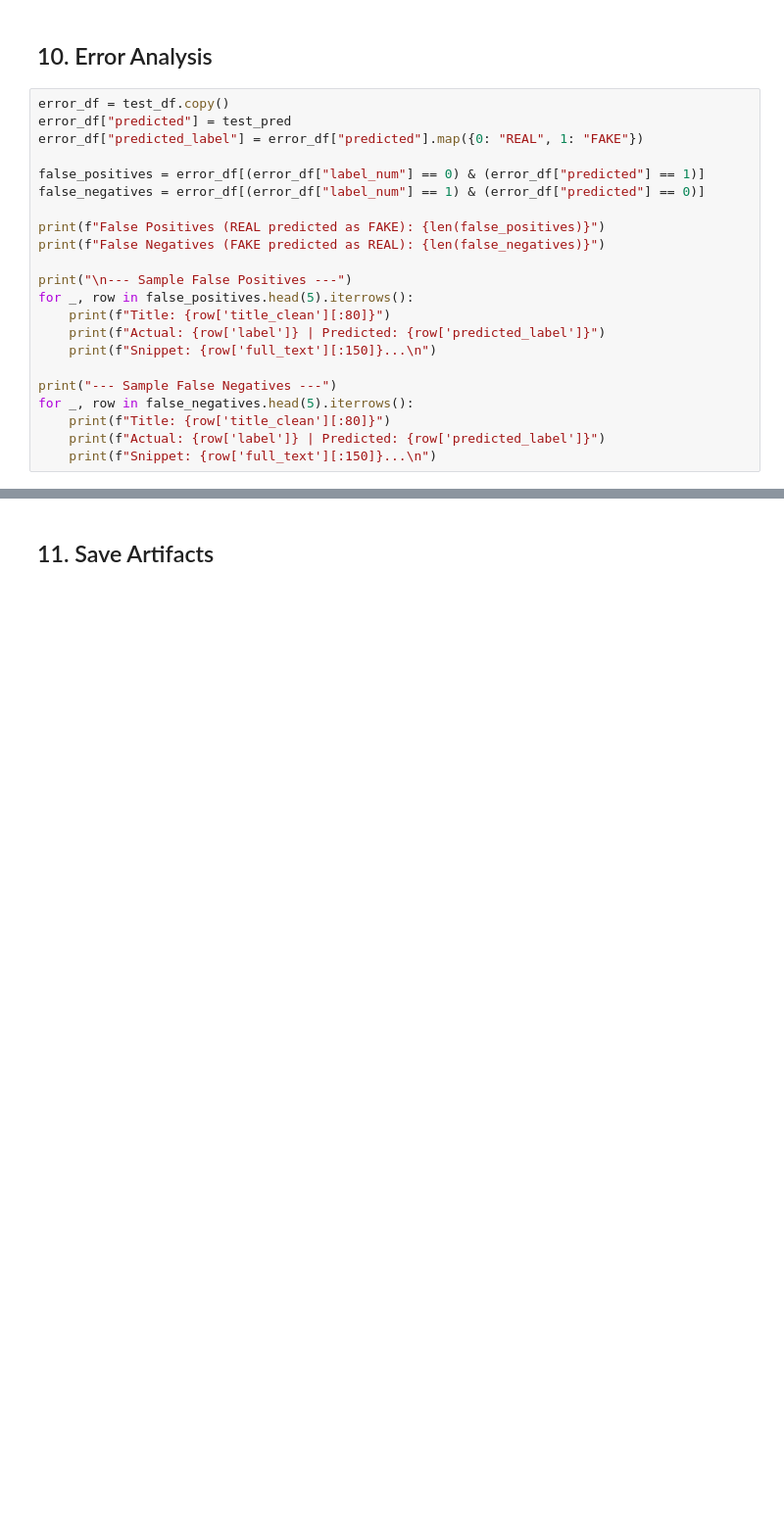
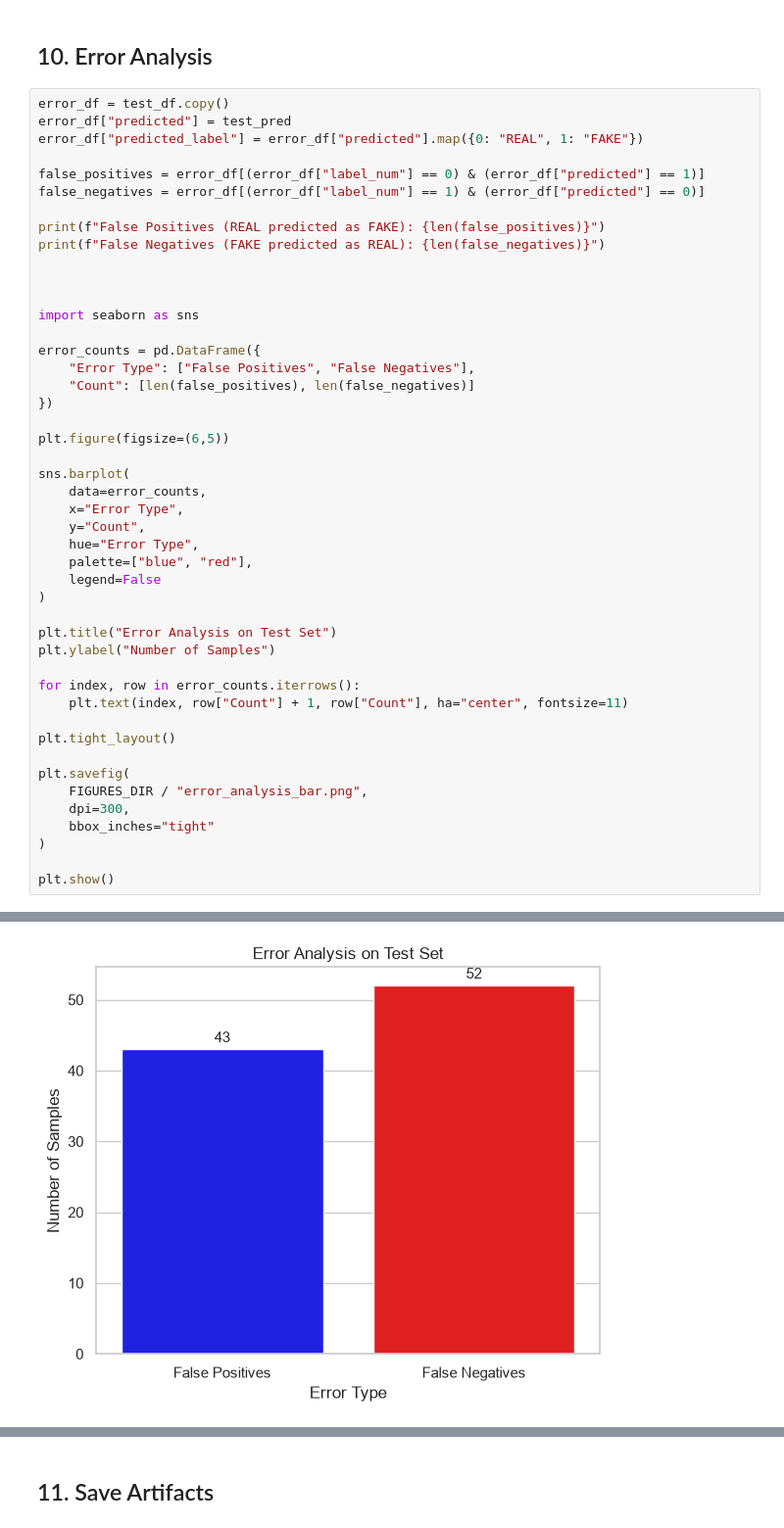
Before and after one commit to RangoSeto/fake-news-detection, a Jupyter notebook: 02_baseline_models.ipynb, the cells around one changed output, grey strips where cells are left out. Shown at 98% size. Cells and saved outputs as stored; diff of their text form; blank space fills up the shorter version.

```diff
--- a/02_baseline_models.ipynb
+++ b/02_baseline_models.ipynb
@@ -286,15 +312,39 @@ false_negatives = error_df[(error_df["label_num"] == 1) & (error_df["predicted"]
 print(f"False Positives (REAL predicted as FAKE): {len(false_positives)}")
 print(f"False Negatives (FAKE predicted as REAL): {len(false_negatives)}")
 
-print("\n--- Sample False Positives ---")
-for _, row in false_positives.head(5).iterrows():
-    print(f"Title: {row['title_clean'][:80]}")
-    print(f"Actual: {row['label']} | Predicted: {row['predicted_label']}")
-    print(f"Snippet: {row['full_text'][:150]}...\n")
 
-print("--- Sample False Negatives ---")
-for _, row in false_negatives.head(5).iterrows():
-    print(f"Title: {row['title_clean'][:80]}")
-    print(f"Actual: {row['label']} | Predicted: {row['predicted_label']}")
-    print(f"Snippet: {row['full_text'][:150]}...\n")
+
+import seaborn as sns
+
+error_counts = pd.DataFrame({
+    "Error Type": ["False Positives", "False Negatives"],
+    "Count": [len(false_positives), len(false_negatives)]
+})
+
+plt.figure(figsize=(6,5))
+
+sns.barplot(
+    data=error_counts,
+    x="Error Type",
+    y="Count",
+    hue="Error Type",
+    palette=["blue", "red"],
+    legend=False
+)
+
+plt.title("Error Analysis on Test Set")
+plt.ylabel("Number of Samples")
+
+for index, row in error_counts.iterrows():
+    plt.text(index, row["Count"] + 1, row["Count"], ha="center", fontsize=11)
+
+plt.tight_layout()
+
+plt.savefig(
+    FIGURES_DIR / "error_analysis_bar.png",
+    dpi=300,
+    bbox_inches="tight"
+)
+
+plt.show()
 # %% [output]
@@ -317,0 +353 @@ Snippet: Muslims regularly use “Inshallah” (“God Willing” in Arabic) and
+[figure, added]
```
Also changed, not shown: parts of 17 cells of this notebook, 17 other files.
